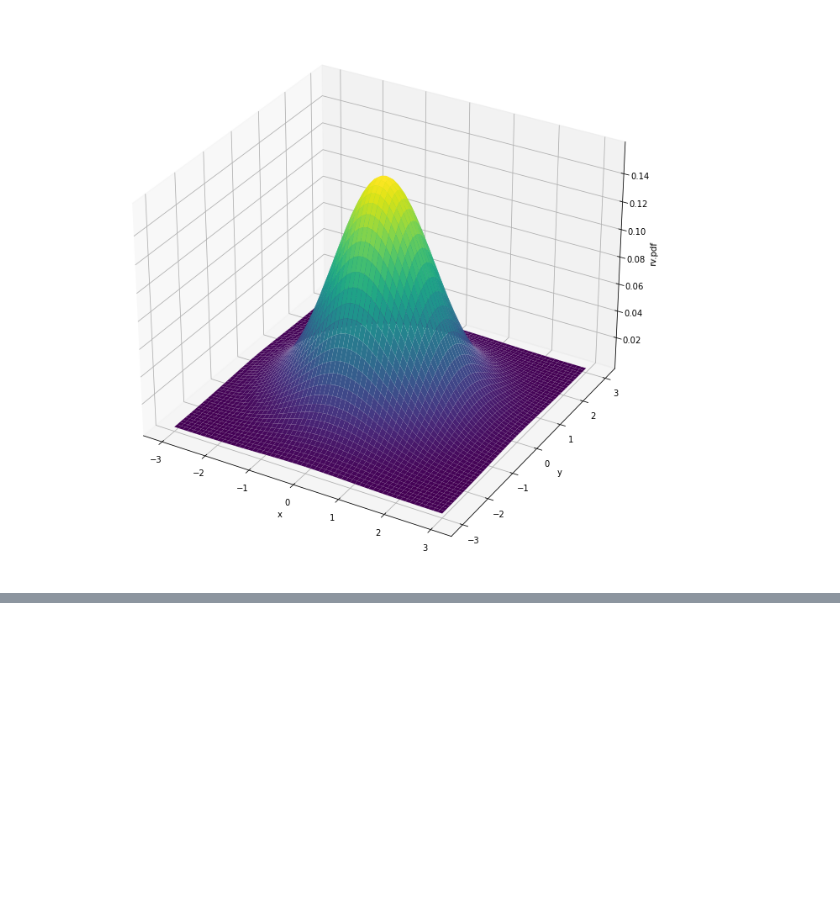
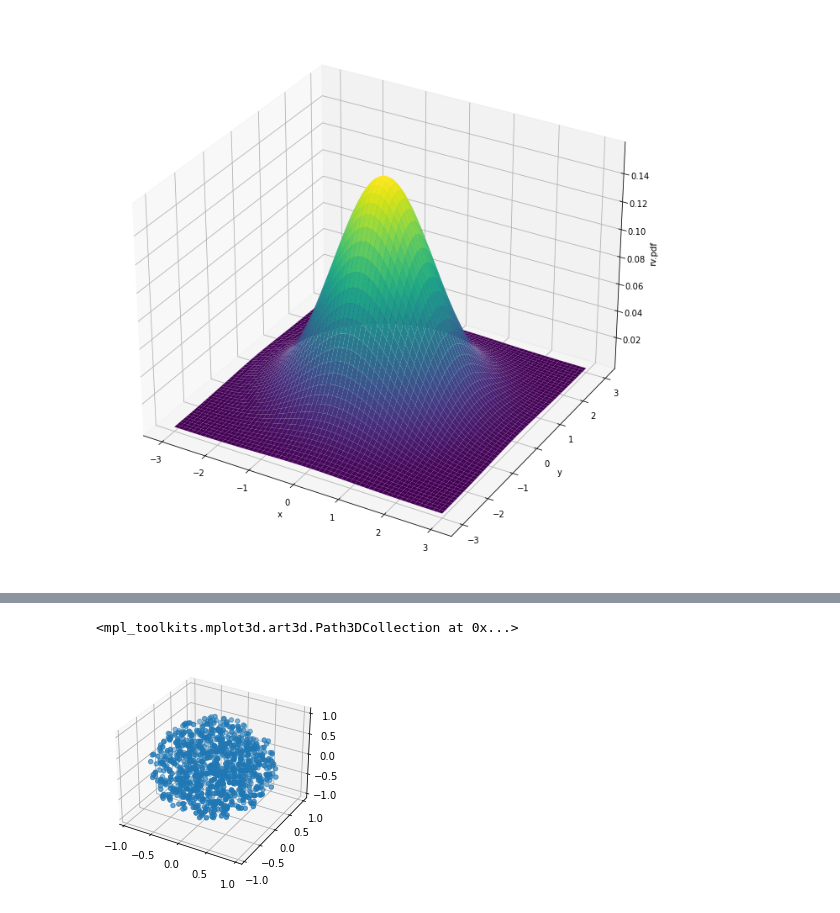
Before and after one commit to JamesZhang2/Random-Point-in-Ball, a Jupyter notebook: Random Point in Ball.ipynb, the cells around one changed output, grey strips where cells are left out. Cells and saved outputs as stored; diff of their text form; code cells hidden in the pictures; blank space fills up the shorter version.

```diff
--- a/Random Point in Ball.ipynb
+++ b/Random Point in Ball.ipynb
@@ -132,0 +153,12 @@ Text(0.5, 0, 'rv.pdf')
+# %%
+p = 1000  # Number of points
+points = np.empty((p,3))
+for i in range(p):
+     points[i] = normal_sampling(3)
+ax = plt.axes(projection = '3d')
+
+(xs, ys, zs) = points.transpose()
+ax.scatter(xs, ys, zs)
+# %% [output]
+<mpl_toolkits.mplot3d.art3d.Path3DCollection at 0x...>
+[figure, added]
```
Also changed, not shown: parts of 10 cells of this notebook.
